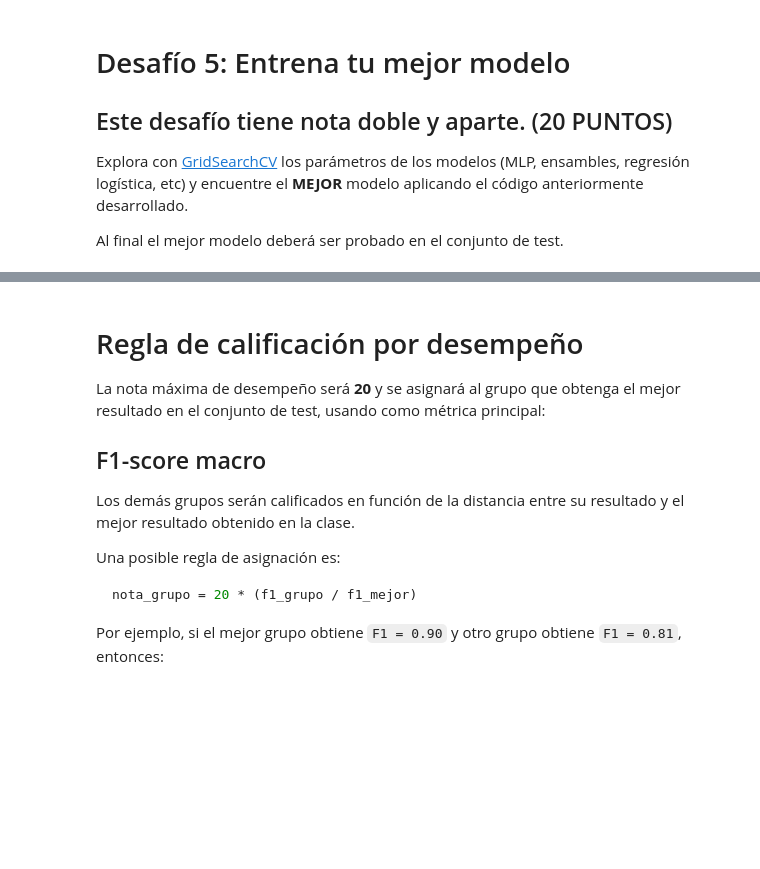
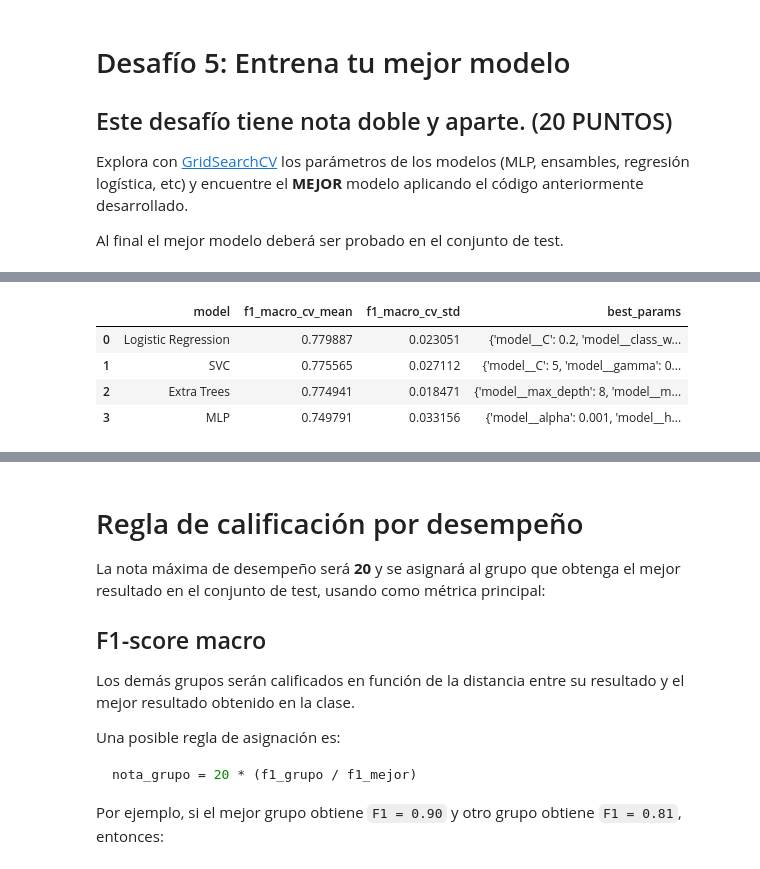
Before and after one commit to nico-0107/LaboratorioFinal-IA, a Jupyter notebook: laboratorio_final_ia.ipynb, the cells around one changed output, grey strips where cells are left out. Cells and saved outputs as stored; diff of their text form; code cells hidden in the pictures; blank space fills up the shorter version.

```diff
--- a/laboratorio_final_ia.ipynb
+++ b/laboratorio_final_ia.ipynb
@@ -551,0 +722,28 @@ Al final el mejor modelo deberá ser probado en el conjunto de test.
+# %%
+challenge5_stage1_searches = {}
+challenge5_stage1_rows = []
+
+for model_name, config in challenge5_stage1_configs.items():
+    search = run_challenge5_search(config["estimator"], config["param_grid"])
+    challenge5_stage1_searches[model_name] = search
+
+    challenge5_stage1_rows.append({
+        "model": model_name,
+        "f1_macro_cv_mean": search.best_score_,
+        "f1_macro_cv_std": search.cv_results_["std_test_score"][search.best_index_],
+        "best_params": search.best_params_,
+    })
+
+challenge5_stage1_results = (
+    pd.DataFrame(challenge5_stage1_rows)
+    .sort_values("f1_macro_cv_mean", ascending=False)
+    .reset_index(drop=True)
+)
+
+challenge5_stage1_results
+# %% [output]
+|  | model | f1_macro_cv_mean | f1_macro_cv_std | best_params |
+| 0 | Logistic Regression | 0.779887 | 0.023051 | {'model__C': 0.2, 'model__class_w... |
+| 1 | SVC | 0.775565 | 0.027112 | {'model__C': 5, 'model__gamma': 0... |
+| 2 | Extra Trees | 0.774941 | 0.018471 | {'model__max_depth': 8, 'model__m... |
+| 3 | MLP | 0.749791 | 0.033156 | {'model__alpha': 0.001, 'model__h... |
```
Also changed, not shown: parts of 18 cells of this notebook, 2 other files.
